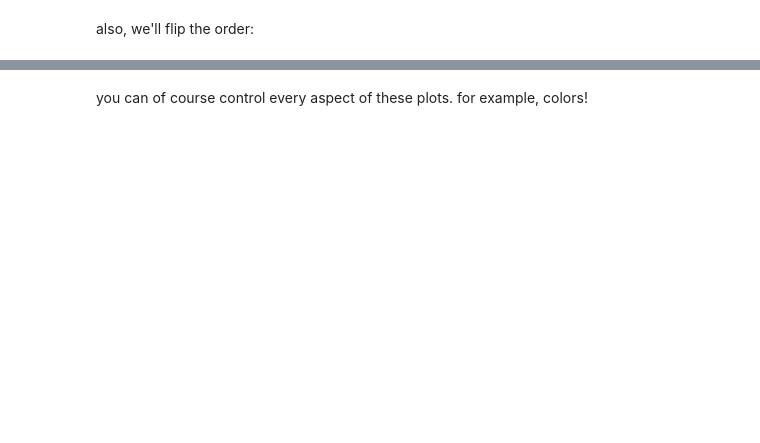
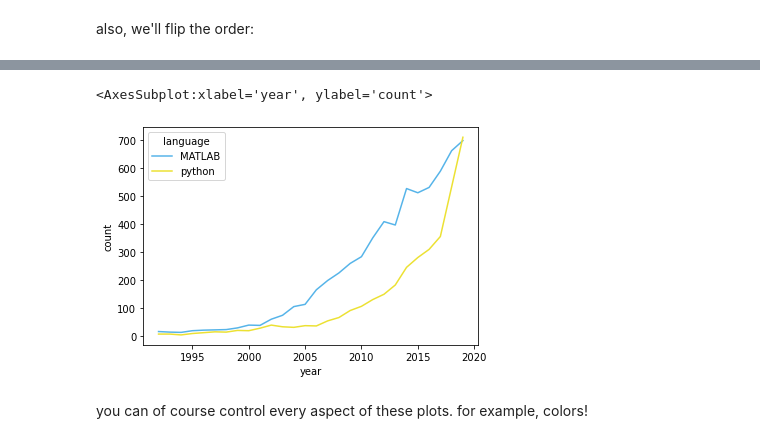
Before and after one commit to danieljdenman/NSPbootcamp, a Jupyter notebook: Introduction.ipynb, the cells around one changed output, grey strips where cells are left out. Drawn from its saved outputs; the diff is of its cells as text; code cells hidden in the pictures; blank space fills up the shorter version.

```diff
--- a/Introduction.ipynb
+++ b/Introduction.ipynb
@@ -250,5 +438,8 @@ also, we'll flip the order:
 # %%
-sns.lineplot(data=df,x='year',y='count',hue='language',hue_order=['MATLAB','python'])
+sns.lineplot(x='year',data=df,hue='language',y='count',hue_order=['MATLAB','python'])
+# %% [output]
+<AxesSubplot:xlabel='year', ylabel='count'>
+[figure, added]
 # %% [markdown]
 you can of course control every aspect of these plots. for example, colors!
 # %%
```
Also changed, not shown: parts of 74 cells of this notebook.
